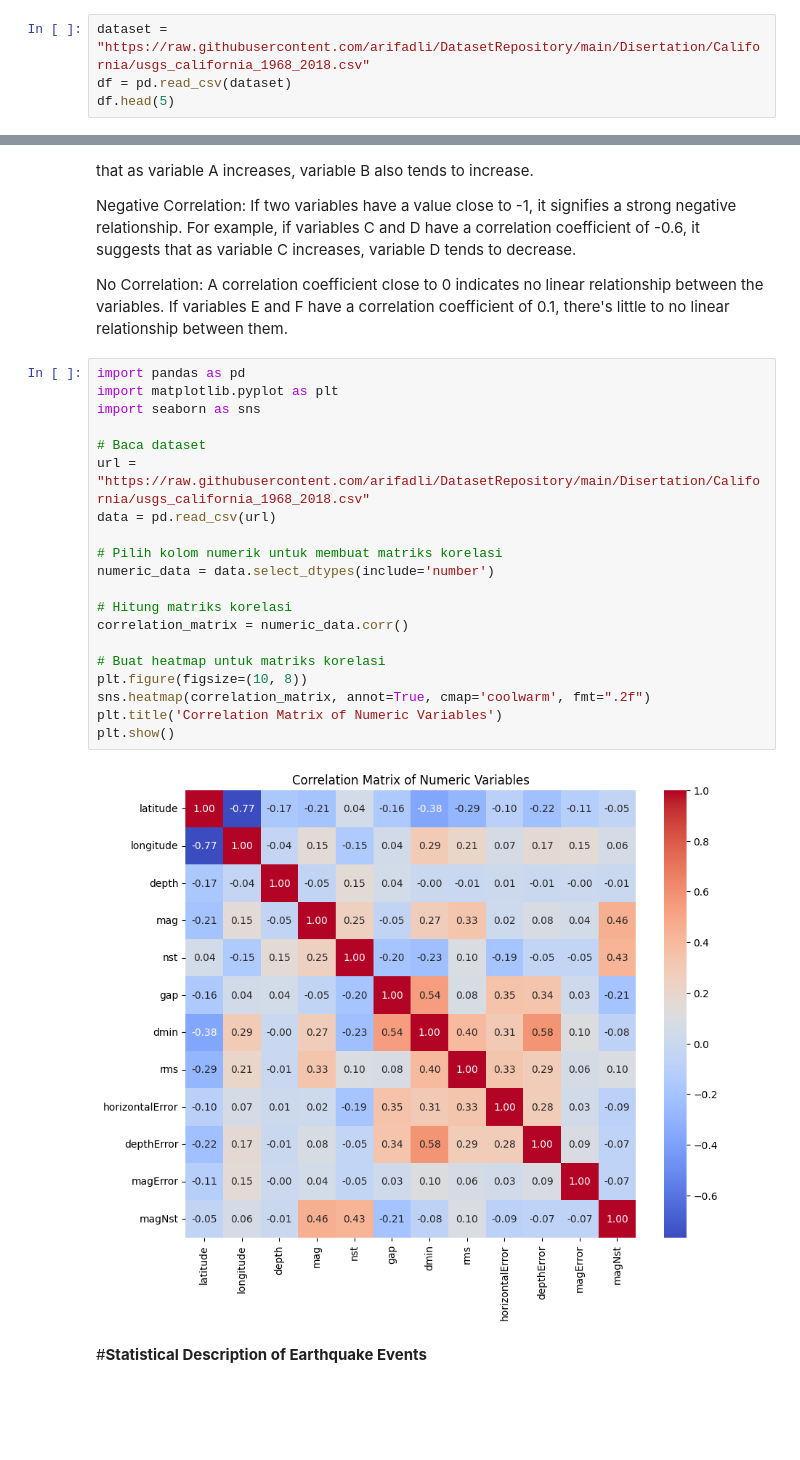
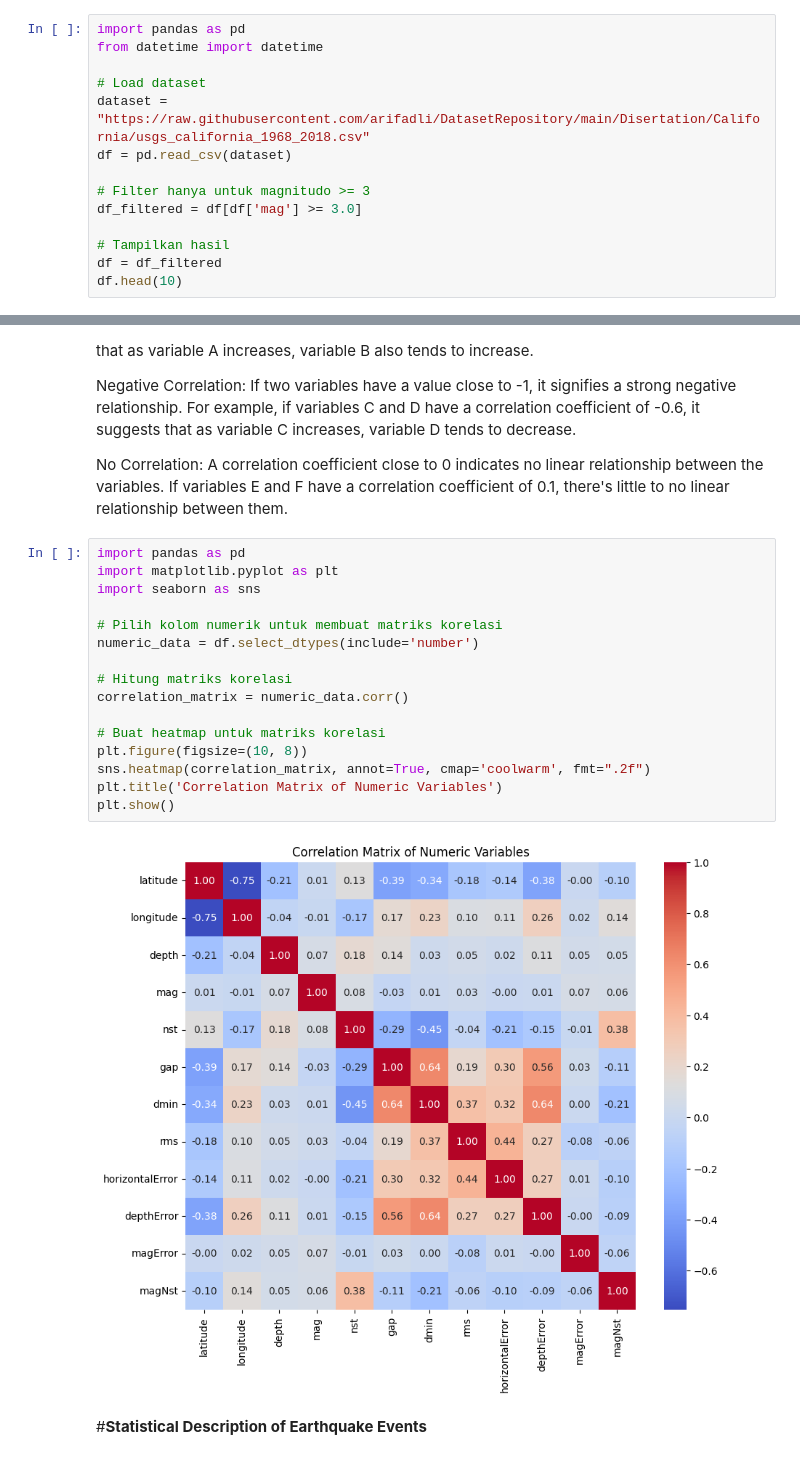
Before and after one commit to arifadli/Exploratory-Data-Analysis, a Jupyter notebook: Earthquake Research/EDA - California Earthquake.ipynb, the cells around one changed output, grey strips where cells are left out. Cells and saved outputs as stored; diff of their text form; blank space fills up the shorter version.

```diff
--- a/Earthquake Research/EDA - California Earthquake.ipynb
+++ b/Earthquake Research/EDA - California Earthquake.ipynb
@@ -51,6 +86,16 @@ from mycolorpy import colorlist as mcp
 # %%
+import pandas as pd
+from datetime import datetime
+
+# Load dataset
 dataset = "https://raw.githubusercontent.com/arifadli/DatasetRepository/main/Disertation/California/usgs_california_1968_2018.csv"
 df = pd.read_csv(dataset)
-df.head(5)
+
+# Filter hanya untuk magnitudo >= 3
+df_filtered = df[df['mag'] >= 3.0]
+
+# Tampilkan hasil
+df = df_filtered
+df.head(10)
 # %% [output]
 |  | time | latitude | longitude | depth | mag | magType | nst | gap | dmin | rms | ... | ... |
@@ -137,25 +183,21 @@ No Correlation: A correlation coefficient close to 0 indicates no linear relatio
 # %%
 import pandas as pd
 import matplotlib.pyplot as plt
 import seaborn as sns
 
-# Baca dataset
-url = "https://raw.githubusercontent.com/arifadli/DatasetRepository/main/Disertation/California/usgs_california_1968_2018.csv"
-data = pd.read_csv(url)
-
 # Pilih kolom numerik untuk membuat matriks korelasi
-numeric_data = data.select_dtypes(include='number')
+numeric_data = df.select_dtypes(include='number')
 
 # Hitung matriks korelasi
 correlation_matrix = numeric_data.corr()
 
 # Buat heatmap untuk matriks korelasi
 plt.figure(figsize=(10, 8))
 sns.heatmap(correlation_matrix, annot=True, cmap='coolwarm', fmt=".2f")
 plt.title('Correlation Matrix of Numeric Variables')
 plt.show()
 # %% [output]
-[figure, old version]
+[figure, new version]
 # %% [markdown]
 #**Statistical Description of Earthquake Events**
 # %%
```
Also changed, not shown: parts of 15 cells of this notebook, 1 other file.
